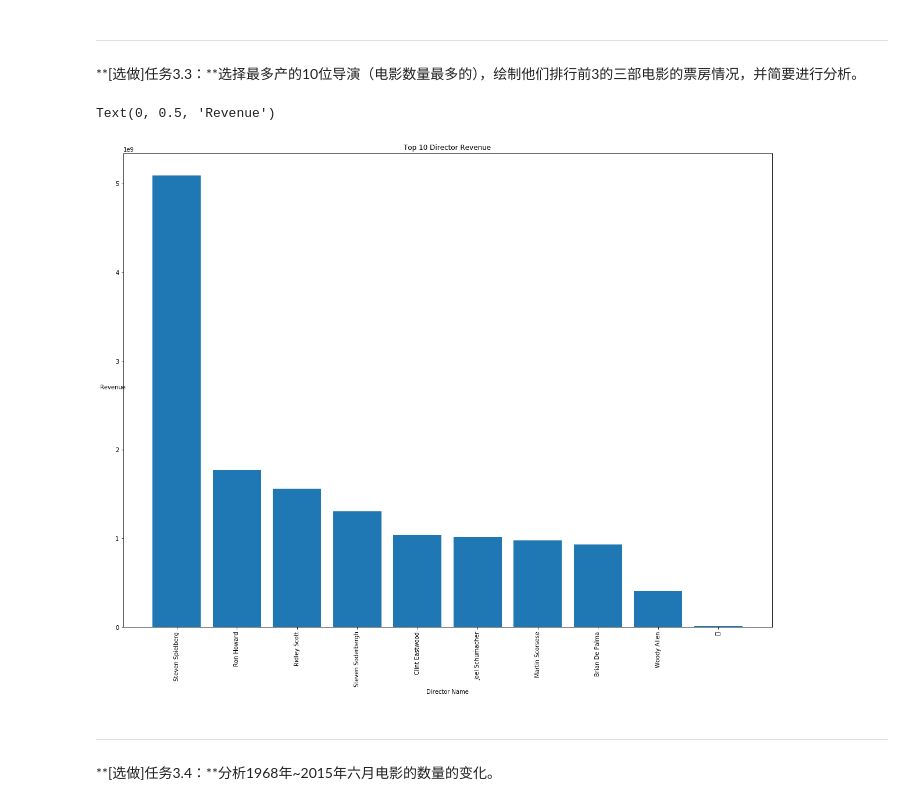
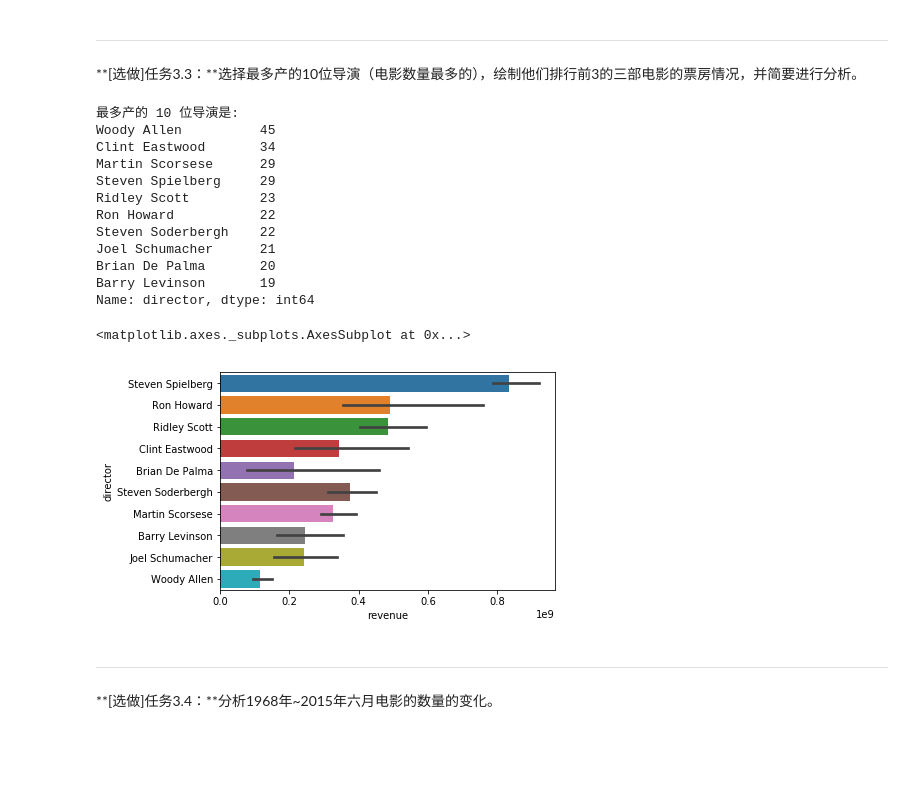
Before and after one commit to kimi987/PyAndML, a Jupyter notebook: src/探索电影数据集/Explore Movie Dataset.ipynb, the cells around one changed output. Saved outputs shown, nothing was run; the diff lists cells and outputs as text; code cells hidden in the pictures; blank space fills up the shorter version.

```diff
--- a/src/探索电影数据集/Explore Movie Dataset.ipynb
+++ b/src/探索电影数据集/Explore Movie Dataset.ipynb
@@ -252,7 +258,8 @@ movie_data[['imdb_id', 'popularity','budget', 'runtime', 'vote_average']]
 10856 rows × 5 columns
 # %%
 #2. 读取数据表中前1～20行以及48、49行的数据。
-movie_data.iloc[0:20].append(movie_data.iloc[[47,48]])
+# movie_data.iloc[0:20].append(movie_data.iloc[[47,48]])
+movie_data.iloc[np.r_[0:20,47:49]]
 # %% [output]
 |  | imdb_id | popularity | budget | revenue | original_title | cast | director | overview | runtime | genres | ... |
 | id |  |  |  |  |  |  |  |  |  |  | ... |
@@ -451,21 +462,46 @@ Text(0, 0.5, 'Profit')
 # %%
 def func_top3(df):
     return df['revenue_adj'].sort_values(ascending=False).iloc[0:3].sum()
-data = movie_data.groupby('director')["imdb_id"].count().sort_values(ascending=False).iloc[0:10]
-data1 = movie_data.groupby('director').apply(func_top3)
-data = pd.concat([data, data1], axis=1, join='inner')
-data.columns = ['imdb_id','revenue']
-# data.info()
-data = data.sort_values(by='revenue', ascending=False)
-plt.figure(figsize=(20,15))
-plt.bar(data.index, data['revenue'])
-plt.title('Top 10 Director Revenue')
-plt.xlabel('Director Name')
-plt.xticks(rotation=90)
-plt.ylabel('Revenue',rotation=0)
+
+df = movie_data[movie_data['director'] != '无']
+top10directors = df.director.value_counts()[:10]
+print('最多产的 10 位导演是:')
+print(top10directors)
+
+# 最多产的 10 位导演的全部电影
+df = df.loc[df.director.isin(top10directors.keys())]
+# print(df.shape)
+# 最多产的 10 位导演每人票房排行前三的电影
+df = df.sort_values('revenue', ascending = False).groupby('director').head(3)
+# df[['director','revenue']].plot(kind='bar', stacked=True)
+sns.barplot(y=df.director, x=df.revenue)
+# data = movie_data.groupby('director')["imdb_id"].count().sort_values(ascending=False).iloc[0:10]
+# data1 = movie_data.groupby('director').apply(func_top3)
+# data = pd.concat([data, data1], axis=1, join='inner')
+# data.columns = ['imdb_id','revenue']
+# # data.info()
+# data = data.sort_values(by='revenue', ascending=False)
+# plt.figure(figsize=(20,15))
+# plt.bar(data.index, data['revenue'])
+# plt.title('Top 10 Director Revenue')
+# plt.xlabel('Director Name')
+# plt.xticks(rotation=90)
+# plt.ylabel('Revenue',rotation=0)
 # %% [output]
-Text(0, 0.5, 'Revenue')
+最多产的 10 位导演是:
+Woody Allen          45
+Clint Eastwood       34
+Martin Scorsese      29
+Steven Spielberg     29
+Ridley Scott         23
+Ron Howard           22
+Steven Soderbergh    22
+Joel Schumacher      21
+Brian De Palma       20
+Barry Levinson       19
+Name: director, dtype: int64
+<matplotlib.axes._subplots.AxesSubplot at 0x...>
-[figure, old version]
+[figure, new version]
 # %% [markdown]
 ---
 
```
Also changed, not shown: parts of 7 cells of this notebook, 2 other files.
